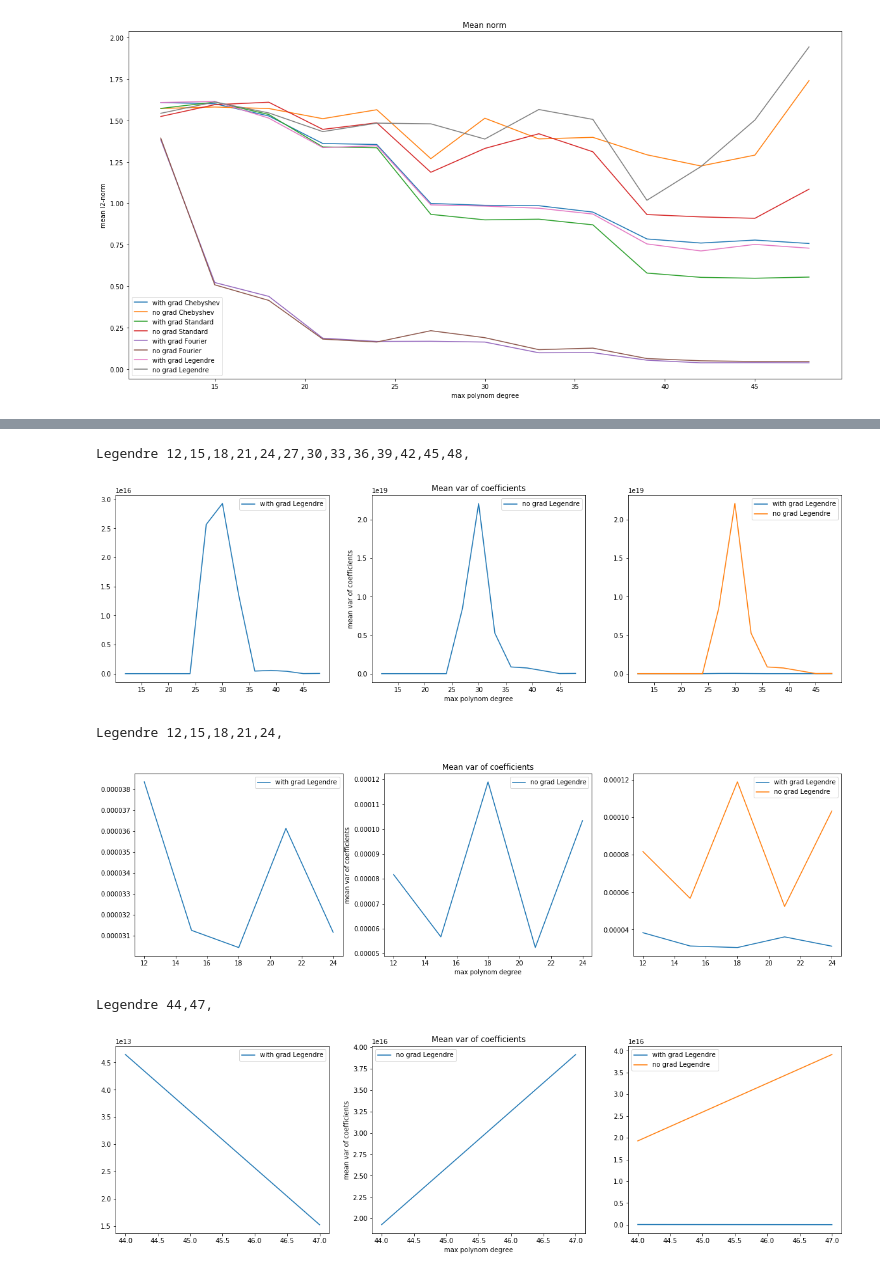
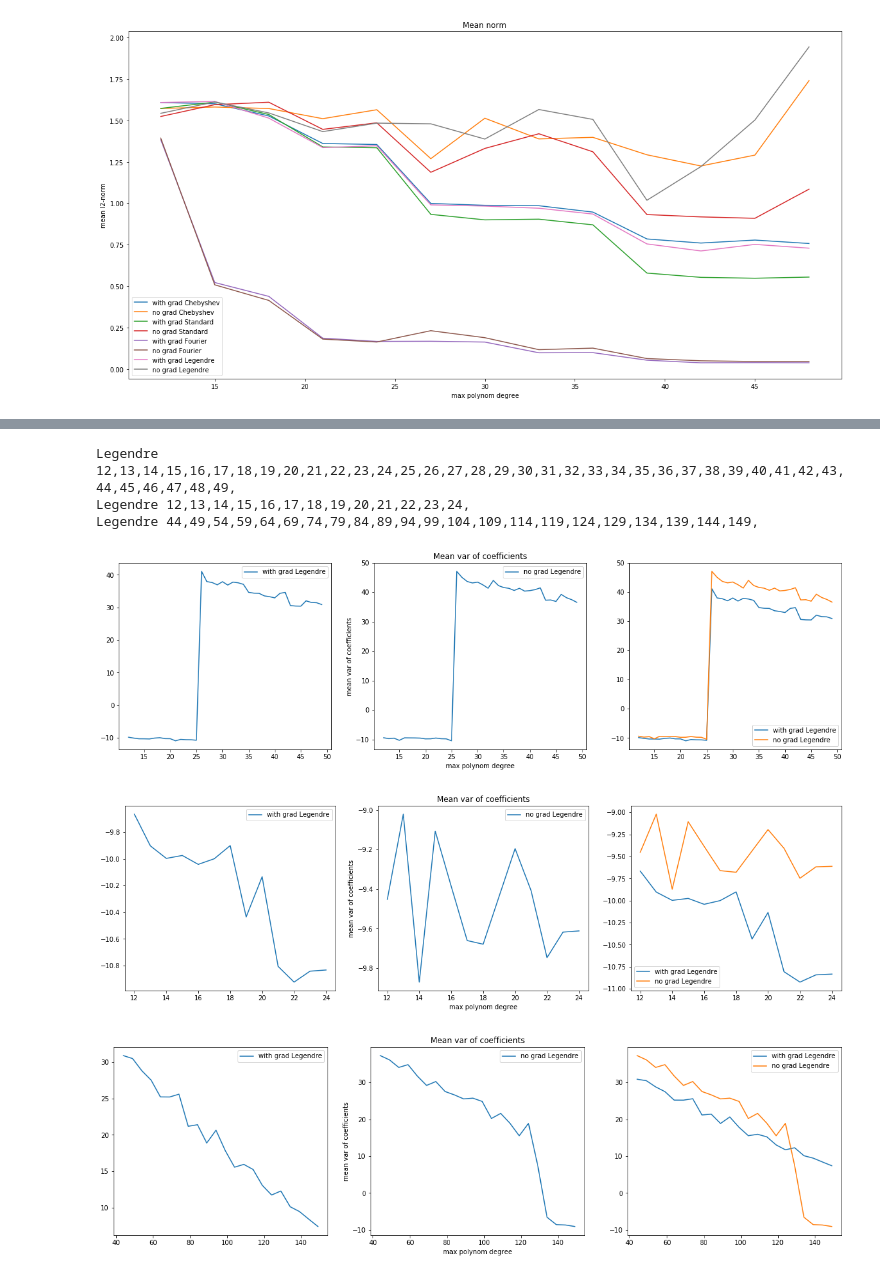
Before and after one commit to nuwanda57/experimental, a Jupyter notebook: function_approximation/derivatives_main.ipynb, the cells around one changed output, grey strips where cells are left out. Cells and saved outputs as stored; diff of their text form; code cells hidden in the pictures.

```diff
--- a/function_approximation/derivatives_main.ipynb
+++ b/function_approximation/derivatives_main.ipynb
@@ -503,8 +503,8 @@ no grad:
 # %%
-def draw_sensitivity_stats_for_methods(methods, left=12, right=50, horizontal_plots_cnt=1, horizontal_plot_ind=1):
+def draw_sensitivity_stats_for_methods(methods, left=12, right=50,step=1, horizontal_plots_cnt=1, horizontal_plot_ind=1):
     plt.figure(figsize=(20,6 * horizontal_plots_cnt))
     sample_size = 200
-    p_counts = np.arange(left, right, 3)
+    p_counts = np.arange(left, right, step)
     mean_var_with_grad_res_per_method = []
     mean_var_no_grad_res_per_method = []
     for m in methods:
@@ -523,18 +523,18 @@ def draw_sensitivity_stats_for_methods(methods, left=12, right=50, horizontal_pl
     plt.subplot(horizontal_plots_cnt, 3, (horizontal_plot_ind - 1) * 3 + 3)
     for i in range(len(methods)):
         m = methods[i]
-        plt.plot(p_counts, mean_var_with_grad_res_per_method[i], label='with grad %s' % m)
-        plt.plot(p_counts, mean_var_no_grad_res_per_method[i], label='no grad %s' % m)
+        plt.plot(p_counts, np.log(mean_var_with_grad_res_per_method[i]), label='with grad %s' % m)
+        plt.plot(p_counts, np.log(mean_var_no_grad_res_per_method[i]), label='no grad %s' % m)
     plt.legend()
     plt.subplot(horizontal_plots_cnt, 3, (horizontal_plot_ind - 1) * 3 + 1)
     for i in range(len(methods)):
         m = methods[i]
-        plt.plot(p_counts, mean_var_with_grad_res_per_method[i], label='with grad %s' % m)
+        plt.plot(p_counts, np.log(mean_var_with_grad_res_per_method[i]), label='with grad %s' % m)
     plt.legend()
     plt.subplot(horizontal_plots_cnt, 3, (horizontal_plot_ind - 1) * 3 + 2)
     for i in range(len(methods)):
         m = methods[i]
-        plt.plot(p_counts, mean_var_no_grad_res_per_method[i], label='no grad %s' % m)
+        plt.plot(p_counts, np.log(mean_var_no_grad_res_per_method[i]), label='no grad %s' % m)
     plt.title('Mean var of coefficients')
     plt.xlabel('max polynom degree')
     plt.ylabel('mean var of coefficients')
@@ -554,15 +554,15 @@ Chebyshev 44,47,50,53,56,59,
 # %%
-draw_sensitivity_stats_for_methods(['Legendre'], horizontal_plots_cnt=3, horizontal_plot_ind=1)
+draw_sensitivity_stats_for_methods(['Legendre'], horizontal_plots_cnt=3, horizontal_plot_ind=1, right=50)
 draw_sensitivity_stats_for_methods(['Legendre'], horizontal_plots_cnt=3, horizontal_plot_ind=2, left=12, right=25)
-draw_sensitivity_stats_for_methods(['Legendre'], horizontal_plots_cnt=3, horizontal_plot_ind=3, left=44, right=50)
+draw_sensitivity_stats_for_methods(['Legendre'], horizontal_plots_cnt=3, horizontal_plot_ind=3, left=44, right=150, step=5)
 plt.show()
 # %% [output]
-Legendre 12,15,18,21,24,27,30,33,36,39,42,45,48,
+Legendre 12,13,14,15,16,17,18,19,20,21,22,23,24,25,26,27,28,29,30,31,32,33,34,35,36,37,38,39,40,41,42,43,44,45,46,47,48,49,
+Legendre 12,13,14,15,16,17,18,19,20,21,22,23,24,
+Legendre 44,49,54,59,64,69,74,79,84,89,94,99,104,109,114,119,124,129,134,139,144,149,
-[figure, old version]
+[figure, new version]
-Legendre 12,15,18,21,24,
-[figure, old version]
+[figure, new version]
-Legendre 44,47,
-[figure, old version]
+[figure, new version]
 # %%
 draw_sensitivity_stats_for_methods(['Fourier'], horizontal_plots_cnt=3, horizontal_plot_ind=1)
 draw_sensitivity_stats_for_methods(['Fourier'], horizontal_plots_cnt=3, horizontal_plot_ind=2, left=12, right=25)
```
Also changed, not shown: parts of 5 cells of this notebook.
